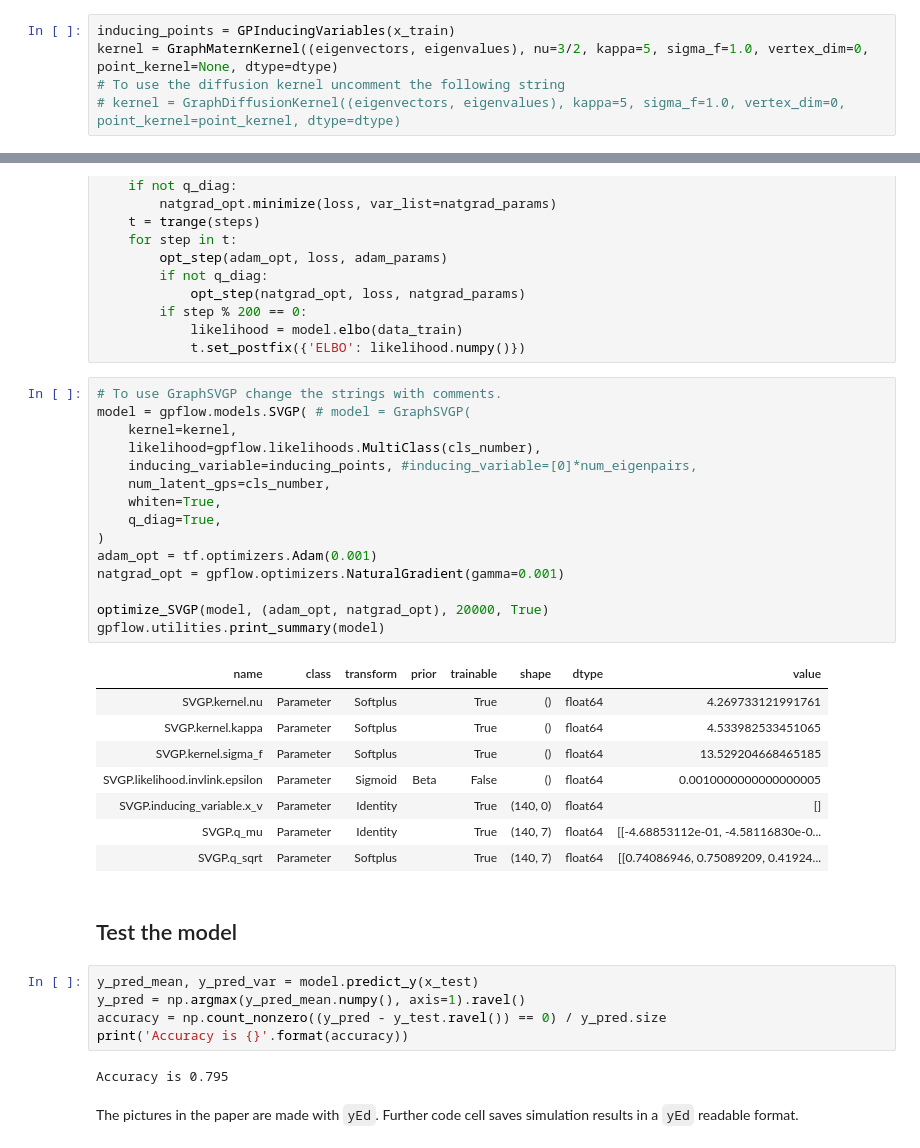
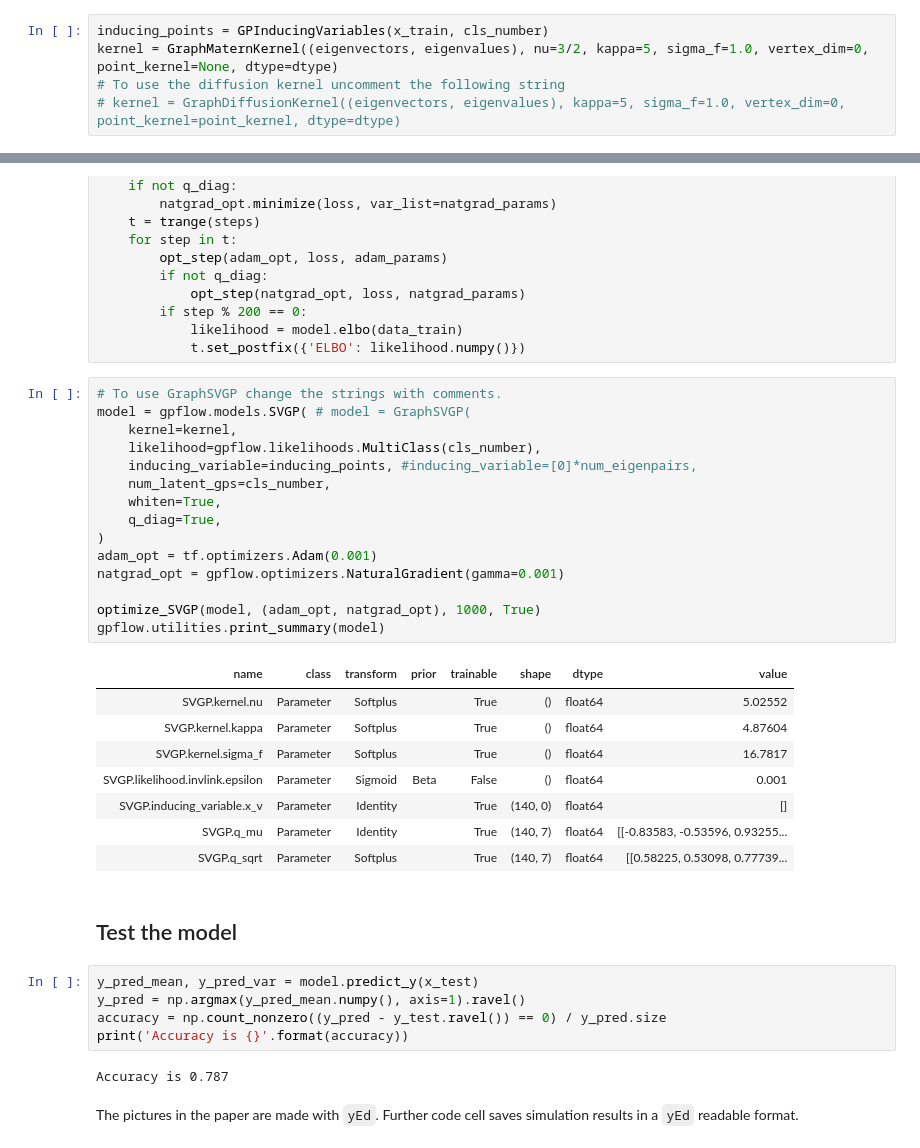
Before and after one commit to spbu-math-cs/Graph-Gaussian-Processes, a Jupyter notebook: examples/classification.ipynb, the cells around one changed output, grey strips where cells are left out. Saved outputs shown, nothing was run; the diff lists cells and outputs as text.

Commit message:
GPInducingVariables was adjusted to the new version of gpflow.

```diff
--- a/examples/classification.ipynb
+++ b/examples/classification.ipynb
@@ -59,7 +63,7 @@ We choose the inducing points to be all training points.
 
 The model is then the usual `SVGP`.
 # %%
-inducing_points = GPInducingVariables(x_train)
+inducing_points = GPInducingVariables(x_train, cls_number)
 kernel = GraphMaternKernel((eigenvectors, eigenvalues), nu=3/2, kappa=5, sigma_f=1.0, vertex_dim=0, point_kernel=None, dtype=dtype)
 # To use the diffusion kernel uncomment the following string
 # kernel = GraphDiffusionKernel((eigenvectors, eigenvalues), kappa=5, sigma_f=1.0, vertex_dim=0, point_kernel=point_kernel, dtype=dtype)
@@ -103,27 +109,27 @@ def optimize_SVGP(model, optimizers, steps, q_diag=True):
 # %%
 # To use GraphSVGP change the strings with comments.
 model = gpflow.models.SVGP( # model = GraphSVGP(
     kernel=kernel,
     likelihood=gpflow.likelihoods.MultiClass(cls_number),
     inducing_variable=inducing_points, #inducing_variable=[0]*num_eigenpairs,
     num_latent_gps=cls_number,
     whiten=True,
     q_diag=True,
 )
 adam_opt = tf.optimizers.Adam(0.001)
 natgrad_opt = gpflow.optimizers.NaturalGradient(gamma=0.001)
 
-optimize_SVGP(model, (adam_opt, natgrad_opt), 20000, True)
+optimize_SVGP(model, (adam_opt, natgrad_opt), 1000, True)
 gpflow.utilities.print_summary(model)
 # %% [output]
 | name | class | transform | prior | trainable | shape | dtype | value |
-| SVGP.kernel.nu | Parameter | Softplus |  | True | () | float64 | 4.269733121991761 |
-| SVGP.kernel.kappa | Parameter | Softplus |  | True | () | float64 | 4.533982533451065 |
-| SVGP.kernel.sigma_f | Parameter | Softplus |  | True | () | float64 | 13.529204668465185 |
-| SVGP.likelihood.invlink.epsilon | Parameter | Sigmoid | Beta | False | () | float64 | 0.0010000000000000005 |
+| SVGP.kernel.nu | Parameter | Softplus |  | True | () | float64 | 5.02552 |
+| SVGP.kernel.kappa | Parameter | Softplus |  | True | () | float64 | 4.87604 |
+| SVGP.kernel.sigma_f | Parameter | Softplus |  | True | () | float64 | 16.7817 |
+| SVGP.likelihood.invlink.epsilon | Parameter | Sigmoid | Beta | False | () | float64 | 0.001 |
 | SVGP.inducing_variable.x_v | Parameter | Identity |  | True | (140, 0) | float64 | [] |
-| SVGP.q_mu | Parameter | Identity |  | True | (140, 7) | float64 | [[-4.68853112e-01, -4.58116830e-0... |
-| SVGP.q_sqrt | Parameter | Softplus |  | True | (140, 7) | float64 | [[0.74086946, 0.75089209, 0.41924... |
+| SVGP.q_mu | Parameter | Identity |  | True | (140, 7) | float64 | [[-0.83583, -0.53596, 0.93255... |
+| SVGP.q_sqrt | Parameter | Softplus |  | True | (140, 7) | float64 | [[0.58225, 0.53098, 0.77739... |
 # %% [markdown]
 ## Test the model
 # %%
@@ -132,7 +138,7 @@ y_pred = np.argmax(y_pred_mean.numpy(), axis=1).ravel()
 accuracy = np.count_nonzero((y_pred - y_test.ravel()) == 0) / y_pred.size
 print('Accuracy is {}'.format(accuracy))
 # %% [output]
-Accuracy is 0.795
+Accuracy is 0.787
 # %% [markdown]
 The pictures in the paper are made with `yEd`.
 Further code cell saves simulation results in a `yEd` readable format.
```
Also changed, not shown: parts of 2 cells of this notebook, 1 other file.
